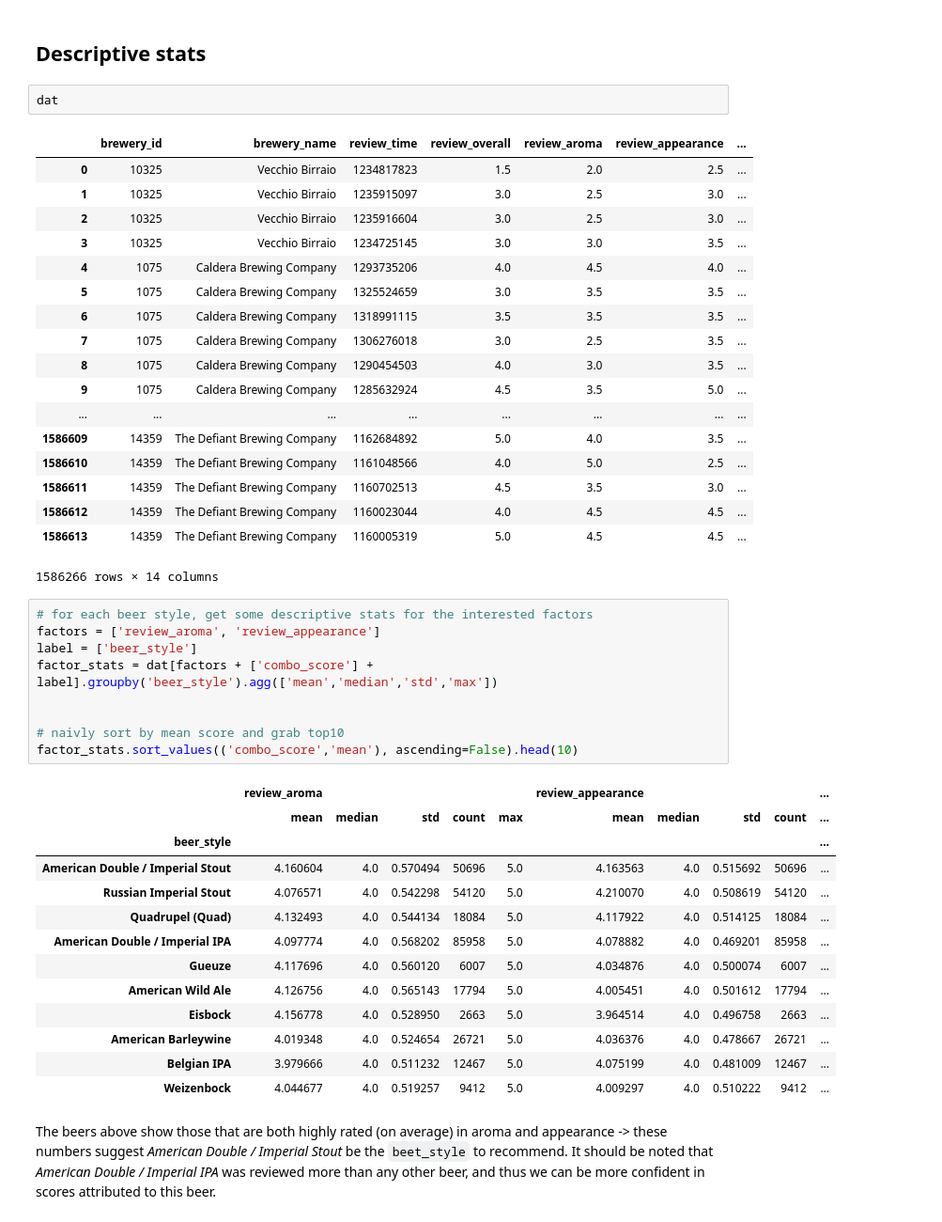
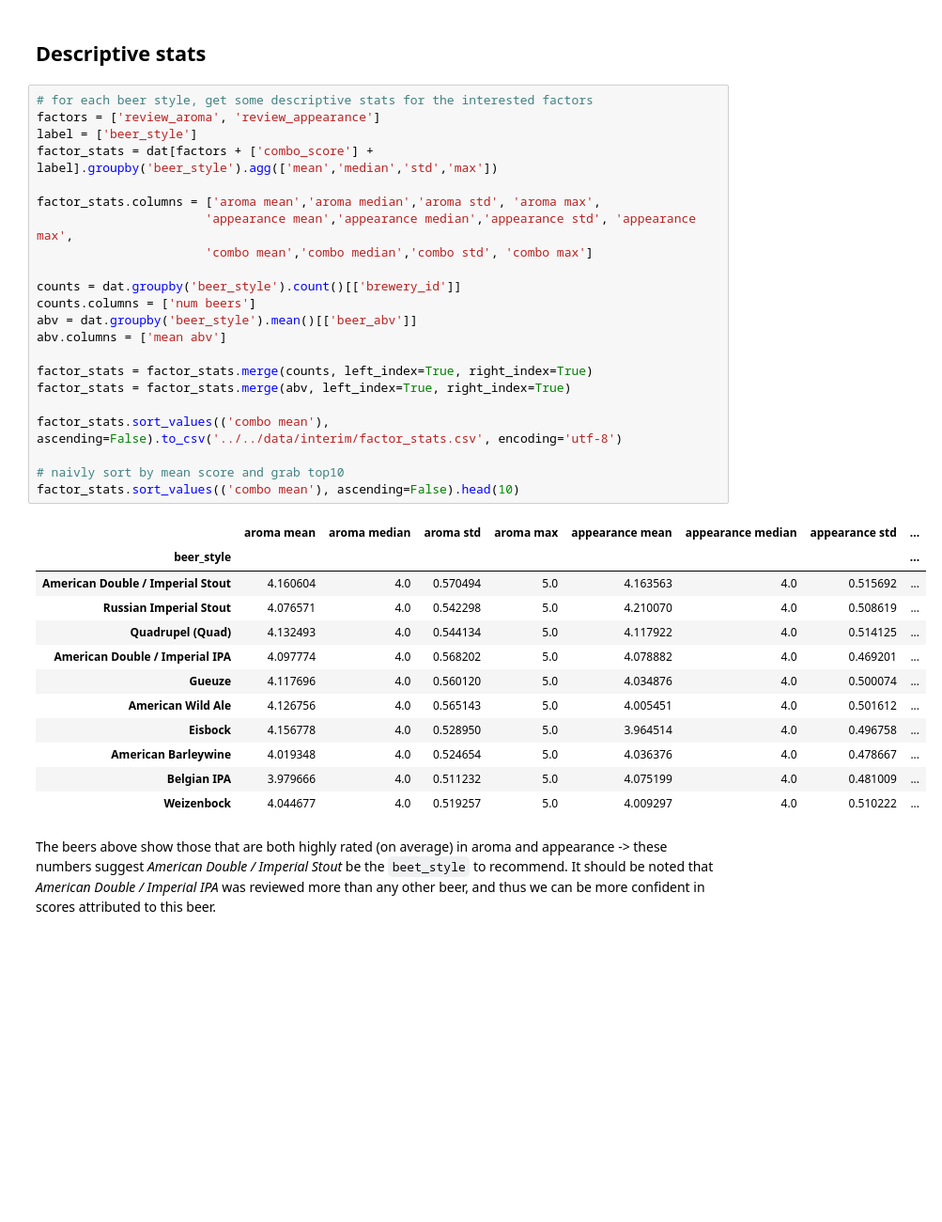
Before and after one commit to ConstantinoSchillebeeckx/CiBO, a Jupyter notebook: notebooks/explore/5.0_beer_style.ipynb, the cells around one changed output. Shown at 94% size. Saved outputs shown, nothing was run; the diff lists cells and outputs as text; blank space fills up the shorter version.

```diff
--- a/notebooks/explore/5.0_beer_style.ipynb
+++ b/notebooks/explore/5.0_beer_style.ipynb
@@ -84,50 +84,41 @@ dat['combo_score'] = dat[['review_aroma', 'review_appearance']].mean(axis=1)
 <hr>
 # %% [markdown]
 ## Descriptive stats
-# %%
-dat
-# %% [output]
-|  | brewery_id | brewery_name | review_time | review_overall | review_aroma | review_appearance | ... |
-| 0 | 10325 | Vecchio Birraio | 1234817823 | 1.5 | 2.0 | 2.5 | ... |
-| 1 | 10325 | Vecchio Birraio | 1235915097 | 3.0 | 2.5 | 3.0 | ... |
-| 2 | 10325 | Vecchio Birraio | 1235916604 | 3.0 | 2.5 | 3.0 | ... |
-| 3 | 10325 | Vecchio Birraio | 1234725145 | 3.0 | 3.0 | 3.5 | ... |
-| 4 | 1075 | Caldera Brewing Company | 1293735206 | 4.0 | 4.5 | 4.0 | ... |
-| 5 | 1075 | Caldera Brewing Company | 1325524659 | 3.0 | 3.5 | 3.5 | ... |
-| 6 | 1075 | Caldera Brewing Company | 1318991115 | 3.5 | 3.5 | 3.5 | ... |
-| 7 | 1075 | Caldera Brewing Company | 1306276018 | 3.0 | 2.5 | 3.5 | ... |
-| 8 | 1075 | Caldera Brewing Company | 1290454503 | 4.0 | 3.0 | 3.5 | ... |
-| 9 | 1075 | Caldera Brewing Company | 1285632924 | 4.5 | 3.5 | 5.0 | ... |
-| ... | ... | ... | ... | ... | ... | ... | ... |
-| 1586609 | 14359 | The Defiant Brewing Company | 1162684892 | 5.0 | 4.0 | 3.5 | ... |
-| 1586610 | 14359 | The Defiant Brewing Company | 1161048566 | 4.0 | 5.0 | 2.5 | ... |
-| 1586611 | 14359 | The Defiant Brewing Company | 1160702513 | 4.5 | 3.5 | 3.0 | ... |
-| 1586612 | 14359 | The Defiant Brewing Company | 1160023044 | 4.0 | 4.5 | 4.5 | ... |
-| 1586613 | 14359 | The Defiant Brewing Company | 1160005319 | 5.0 | 4.5 | 4.5 | ... |
-1586266 rows × 14 columns
 # %%
 # for each beer style, get some descriptive stats for the interested factors
 factors = ['review_aroma', 'review_appearance']
 label = ['beer_style']
 factor_stats = dat[factors + ['combo_score'] + label].groupby('beer_style').agg(['mean','median','std','max'])
 
+factor_stats.columns = ['aroma mean','aroma median','aroma std', 'aroma max',
+                       'appearance mean','appearance median','appearance std', 'appearance max',
+                       'combo mean','combo median','combo std', 'combo max']
+
+counts = dat.groupby('beer_style').count()[['brewery_id']]
+counts.columns = ['num beers']
+abv = dat.groupby('beer_style').mean()[['beer_abv']]
+abv.columns = ['mean abv']
+
+factor_stats = factor_stats.merge(counts, left_index=True, right_index=True)
+factor_stats = factor_stats.merge(abv, left_index=True, right_index=True)
+
+factor_stats.sort_values(('combo mean'), ascending=False).to_csv('../../data/interim/factor_stats.csv', encoding='utf-8')
 
 # naivly sort by mean score and grab top10
-factor_stats.sort_values(('combo_score','mean'), ascending=False).head(10)
+factor_stats.sort_values(('combo mean'), ascending=False).head(10)
 # %% [output]
-|  | review_aroma |  |  |  |  | review_appearance |  |  |  | ... |
-|  | mean | median | std | count | max | mean | median | std | count | ... |
-| beer_style |  |  |  |  |  |  |  |  |  | ... |
-| American Double / Imperial Stout | 4.160604 | 4.0 | 0.570494 | 50696 | 5.0 | 4.163563 | 4.0 | 0.515692 | 50696 | ... |
-| Russian Imperial Stout | 4.076571 | 4.0 | 0.542298 | 54120 | 5.0 | 4.210070 | 4.0 | 0.508619 | 54120 | ... |
-| Quadrupel (Quad) | 4.132493 | 4.0 | 0.544134 | 18084 | 5.0 | 4.117922 | 4.0 | 0.514125 | 18084 | ... |
-| American Double / Imperial IPA | 4.097774 | 4.0 | 0.568202 | 85958 | 5.0 | 4.078882 | 4.0 | 0.469201 | 85958 | ... |
-| Gueuze | 4.117696 | 4.0 | 0.560120 | 6007 | 5.0 | 4.034876 | 4.0 | 0.500074 | 6007 | ... |
-| American Wild Ale | 4.126756 | 4.0 | 0.565143 | 17794 | 5.0 | 4.005451 | 4.0 | 0.501612 | 17794 | ... |
-| Eisbock | 4.156778 | 4.0 | 0.528950 | 2663 | 5.0 | 3.964514 | 4.0 | 0.496758 | 2663 | ... |
-| American Barleywine | 4.019348 | 4.0 | 0.524654 | 26721 | 5.0 | 4.036376 | 4.0 | 0.478667 | 26721 | ... |
-| Belgian IPA | 3.979666 | 4.0 | 0.511232 | 12467 | 5.0 | 4.075199 | 4.0 | 0.481009 | 12467 | ... |
-| Weizenbock | 4.044677 | 4.0 | 0.519257 | 9412 | 5.0 | 4.009297 | 4.0 | 0.510222 | 9412 | ... |
+|  | aroma mean | aroma median | aroma std | aroma max | appearance mean | appearance median | appearance std | ... |
+| beer_style |  |  |  |  |  |  |  | ... |
+| American Double / Imperial Stout | 4.160604 | 4.0 | 0.570494 | 5.0 | 4.163563 | 4.0 | 0.515692 | ... |
+| Russian Imperial Stout | 4.076571 | 4.0 | 0.542298 | 5.0 | 4.210070 | 4.0 | 0.508619 | ... |
+| Quadrupel (Quad) | 4.132493 | 4.0 | 0.544134 | 5.0 | 4.117922 | 4.0 | 0.514125 | ... |
+| American Double / Imperial IPA | 4.097774 | 4.0 | 0.568202 | 5.0 | 4.078882 | 4.0 | 0.469201 | ... |
+| Gueuze | 4.117696 | 4.0 | 0.560120 | 5.0 | 4.034876 | 4.0 | 0.500074 | ... |
+| American Wild Ale | 4.126756 | 4.0 | 0.565143 | 5.0 | 4.005451 | 4.0 | 0.501612 | ... |
+| Eisbock | 4.156778 | 4.0 | 0.528950 | 5.0 | 3.964514 | 4.0 | 0.496758 | ... |
+| American Barleywine | 4.019348 | 4.0 | 0.524654 | 5.0 | 4.036376 | 4.0 | 0.478667 | ... |
+| Belgian IPA | 3.979666 | 4.0 | 0.511232 | 5.0 | 4.075199 | 4.0 | 0.481009 | ... |
+| Weizenbock | 4.044677 | 4.0 | 0.519257 | 5.0 | 4.009297 | 4.0 | 0.510222 | ... |
 # %% [markdown]
 The beers above show those that are both highly rated (on average) in aroma and appearance -> these numbers suggest *American Double / Imperial Stout* be the `beet_style` to recommend. It should be noted that *American Double / Imperial IPA* was reviewed more than any other beer, and thus we can be more confident in scores attributed to this beer.
 # %%
```
Also changed, not shown: parts of 7 cells of this notebook, 35 other files.
